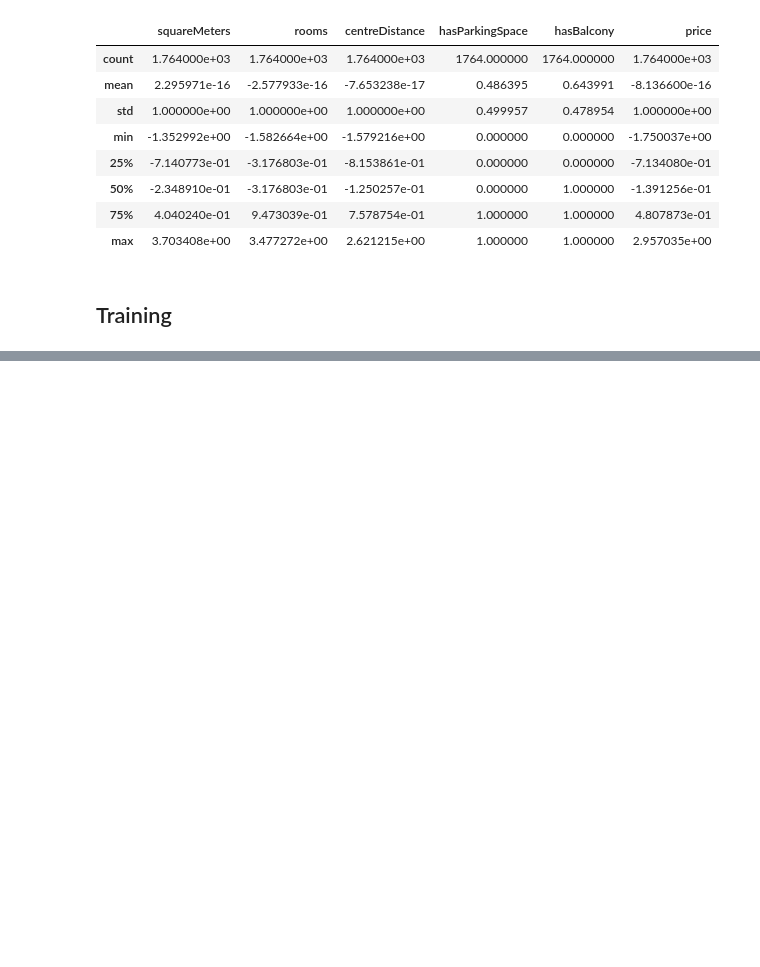
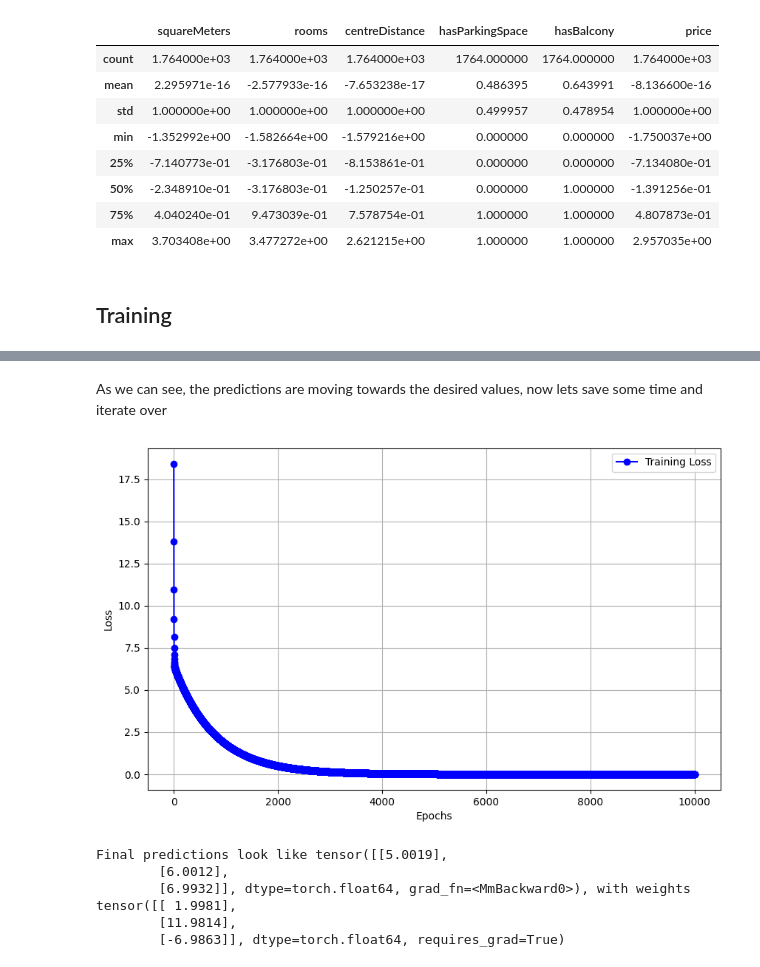
Before and after one commit to AntoniPokrzywa/Final_Projects, a Jupyter notebook: Final_project.ipynb, the cells around one changed output, grey strips where cells are left out. Drawn from its saved outputs; the diff is of its cells as text; code cells hidden in the pictures; blank space fills up the shorter version.

Commit message:
added model training and data spreadsheet

```diff
--- a/Final_project.ipynb
+++ b/Final_project.ipynb
@@ -197,0 +238,7 @@ df.describe()
+# %%
+X = torch.tensor([[1, 2, 3],[4,1,2],[1, 1, 1]], dtype=float)
+W = torch.tensor([[2], [1], [2]],requires_grad=True, dtype=float)
+
+# forward pass - already implemented in model method ( def forward(self, x): )
+Y = X @ W
+print(Y)
@@ -197,0 +251,7 @@ df.describe()
+# %%
+Y_desired = torch.tensor([[5], [6], [7]], dtype=torch.float32)
+# Loss - MSE
+loss = torch.mean((Y - Y_desired)**2)
+print(f'LOSS: {loss.item()}')
+loss.backward()
+W.grad
@@ -197,0 +265,9 @@ df.describe()
+# %%
+learning_rate = 0.01
+W.data = W.data - W.grad*learning_rate
+
+print(f'Updated weights {W.data}')
+print(f'Current predictions {X @ W}')
+
+# Cleaning gradient so they don't accumulate
+W.grad.zero_()
@@ -197,0 +284,29 @@ df.describe()
+# %% [markdown]
+As we can see, the predictions are moving towards the desired values, now lets save some time and iterate over
+# %%
+learning_rate = 0.01
+losses = []
+epochs = 10000
+for epoch in range(epochs):
+    Y = X @ W
+    loss = torch.mean((Y - Y_desired)**2)
+    losses.append(loss.item())
+    loss.backward()
+    W.data = W.data - W.grad*learning_rate
+    W.grad.zero_()
+
+plt.figure(figsize=(10, 6))
+plt.plot(range(1, epochs+1), losses, marker='o', linestyle='-', color='b', label='Training Loss')
+plt.xlabel("Epochs")
+plt.ylabel("Loss")
+plt.grid(True)
+plt.legend()
+plt.show()
+print(f'Final predictions look like {X @ W}, with weights {W}')
+# %% [output]
+[figure, added]
+Final predictions look like tensor([[5.0019],
+        [6.0012],
+        [6.9932]], dtype=torch.float64, grad_fn=<MmBackward0>), with weights tensor([[ 1.9981],
+        [11.9814],
+        [-6.9863]], dtype=torch.float64, requires_grad=True)
```
Also changed, not shown: parts of 19 cells of this notebook, 1 other file.
